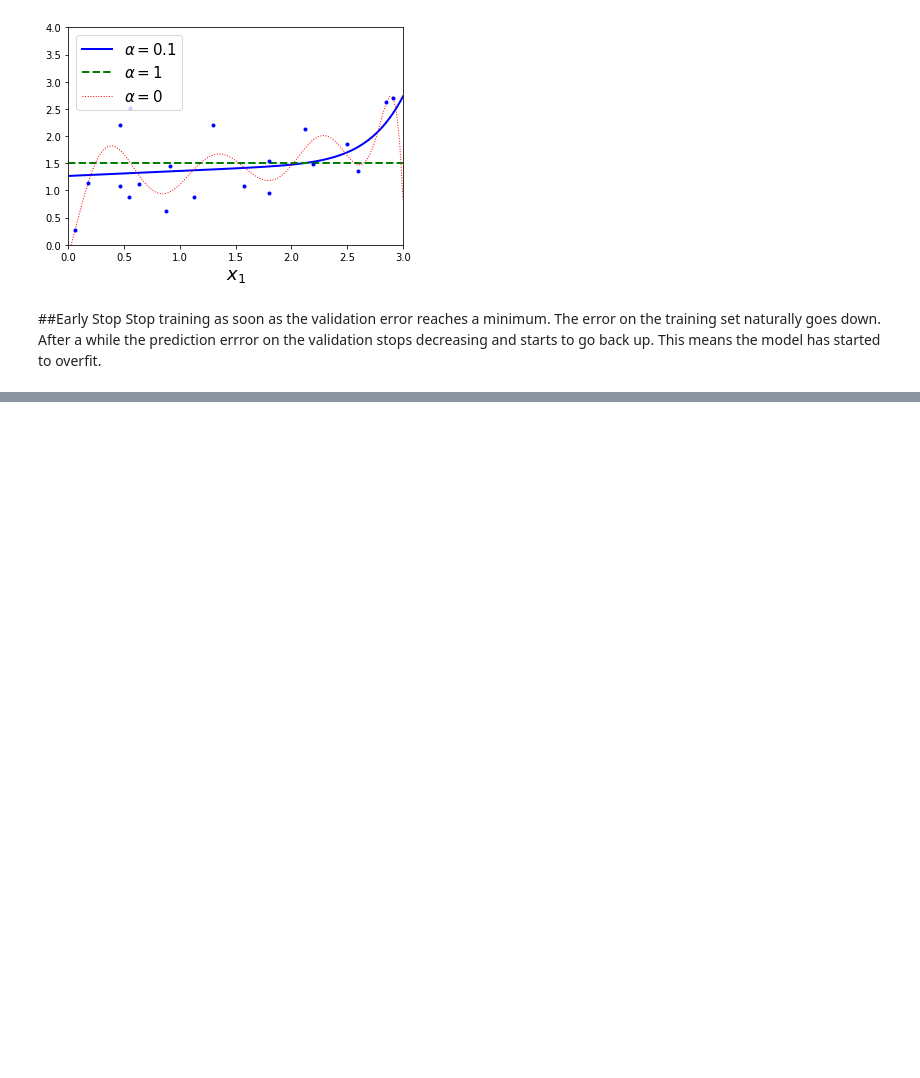
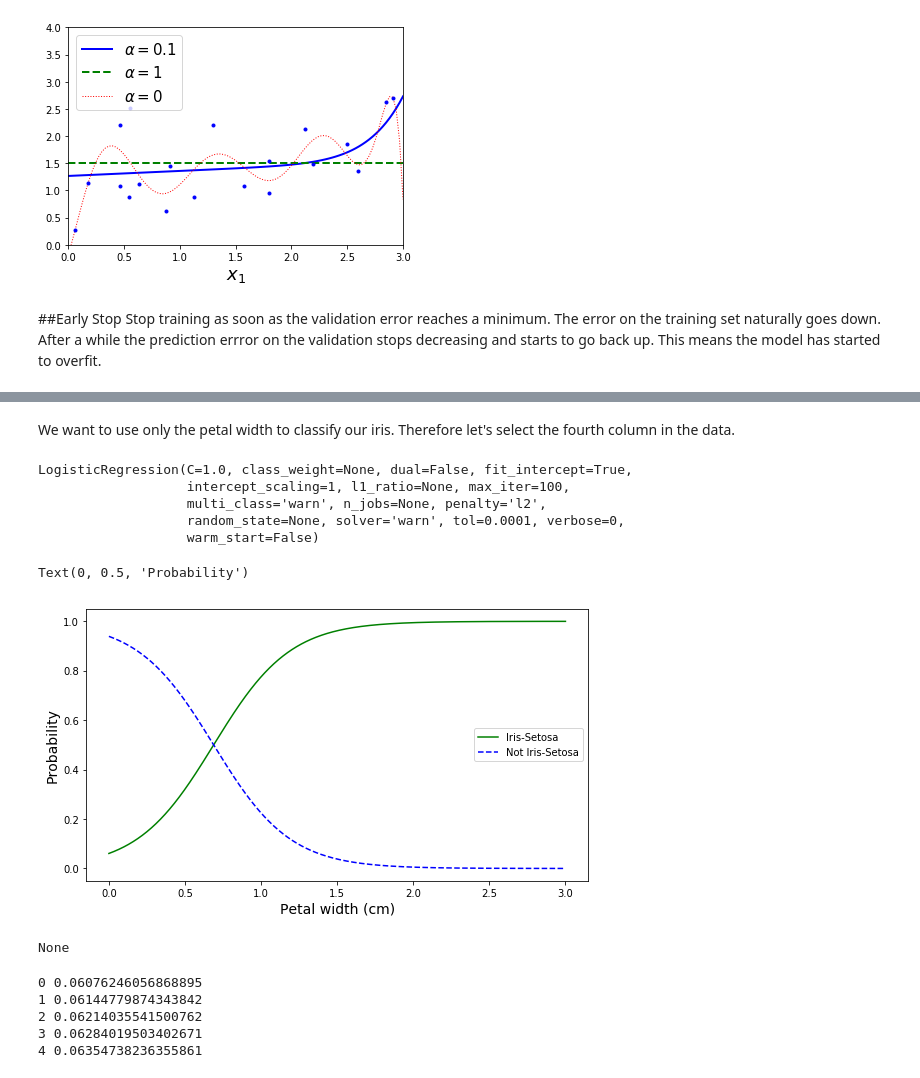
Before and after one commit to ChiaraAlba/Decision-Tree, a Jupyter notebook: practice.ipynb, the cells around one changed output, grey strips where cells are left out. Cells and saved outputs as stored; diff of their text form; code cells hidden in the pictures; blank space fills up the shorter version.

```diff
--- a/practice.ipynb
+++ b/practice.ipynb
@@ -530,0 +582,8 @@ plt.legend(loc = 0, fontsize=14)
+# %%
+from sklearn import datasets
+import pandas as pd
+
+iris_data, iris_target = datasets.load_iris(return_X_y=True) #like this it returns a tuple (data, target)
+
+iris = pd.DataFrame(iris_data)
+iris.head()
@@ -530,0 +597,3 @@ plt.legend(loc = 0, fontsize=14)
+# %%
+iris = datasets.load_iris()  # It returns a bunch object
+list(iris.keys())
@@ -530,0 +644,48 @@ plt.legend(loc = 0, fontsize=14)
+# %% [markdown]
+We want to use only the petal width to classify our iris. Therefore let's select the fourth column in the data.
+# %%
+X = iris.data[:,3:]
+y = (iris.target == 0).astype(np.int)      #this will be 1 when the target is 0 and 0 otherwise
+# %%
+from sklearn.linear_model import LogisticRegression
+
+log_reg = LogisticRegression()
+log_reg.fit(X, y)
+# %% [output]
+LogisticRegression(C=1.0, class_weight=None, dual=False, fit_intercept=True,
+                   intercept_scaling=1, l1_ratio=None, max_iter=100,
+                   multi_class='warn', n_jobs=None, penalty='l2',
+                   random_state=None, solver='warn', tol=0.0001, verbose=0,
+                   warm_start=False)
+# %%
+X_new = np.linspace(0,3,1000).reshape(-1,1)  #with -1 we're just swapping the dimensions. It would be the same of reshape(1000,1)
+y_prob = log_reg.predict_proba(X_new)
+
+plt.figure(figsize =(9,5))
+plt.plot(X_new, y_prob[:,0], 'g-', label = 'Iris-Setosa')
+plt.plot(X_new, y_prob[:,1], 'b--', label = 'Not Iris-Setosa')
+plt.legend(loc = 0)
+plt.xlabel('Petal width (cm)', fontsize = 14)
+plt.ylabel('Probability', fontsize = 14)
+# %% [output]
+Text(0, 0.5, 'Probability')
+[figure, added]
+# %%
+for i, prob in enumerate(y_prob[:,0]):
+  for prob2 in y_prob[:,1]:
+    if prob == prob2:
+       x_int = i
+
+
+print(x_int)
+# %% [output]
+None
+# %%
+for i, prob in enumerate(y_prob[:5,0]):
+  print(i,prob)
+# %% [output]
+0 0.06076246056868895
+1 0.06144779874343842
+2 0.06214035541500762
+3 0.06284019503402671
+4 0.06354738236355861
```
Also changed, not shown: parts of 32 cells of this notebook.
